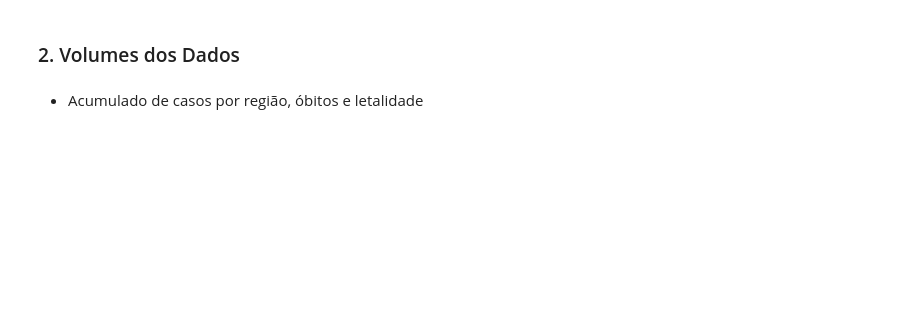
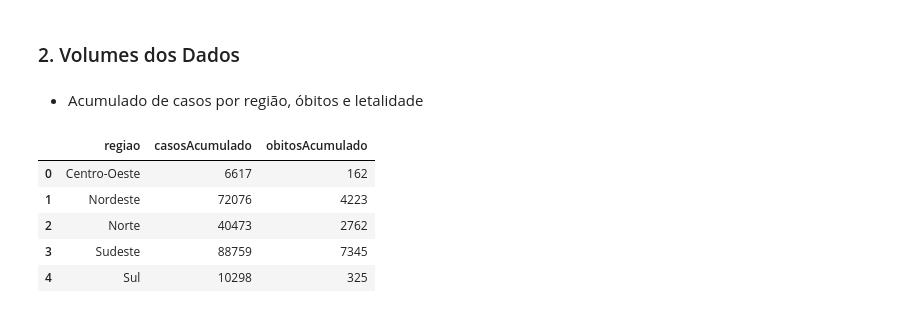
Before and after one commit to leocneves/COVID-19, a Jupyter notebook: notebooks/covid_main.ipynb, the cells around one changed output. Drawn from its saved outputs; the diff is of its cells as text; code cells hidden in the pictures; blank space fills up the shorter version.

```diff
--- a/notebooks/covid_main.ipynb
+++ b/notebooks/covid_main.ipynb
@@ -71,4 +112,15 @@ df['data'] = pd.to_datetime(df['data'], format='%Y-%m-%d') # Transformação da
 ### 2. Volumes dos Dados
 # %% [markdown]
 - Acumulado de casos por região, óbitos e letalidade
+# %%
+pd.pivot_table(df, values=['regiao', 'casosAcumulado', 'obitosAcumulado'],
+               columns=['estado'], aggfunc=[np.max]).xs('amax', axis=1,
+                                                        drop_level=True).T.reset_index().groupby('regiao').agg({'casosAcumulado':np.sum, 'obitosAcumulado':np.sum}).reset_index()
+# %% [output]
+|  | regiao | casosAcumulado | obitosAcumulado |
+| 0 | Centro-Oeste | 6617 | 162 |
+| 1 | Nordeste | 72076 | 4223 |
+| 2 | Norte | 40473 | 2762 |
+| 3 | Sudeste | 88759 | 7345 |
+| 4 | Sul | 10298 | 325 |
 # %%
```
Also changed, not shown: parts of 10 cells of this notebook, 2 other files.
